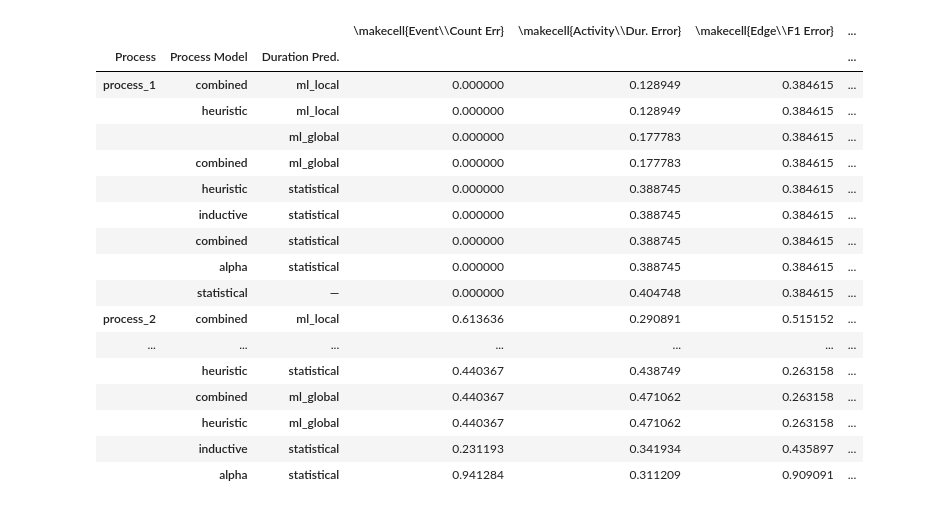
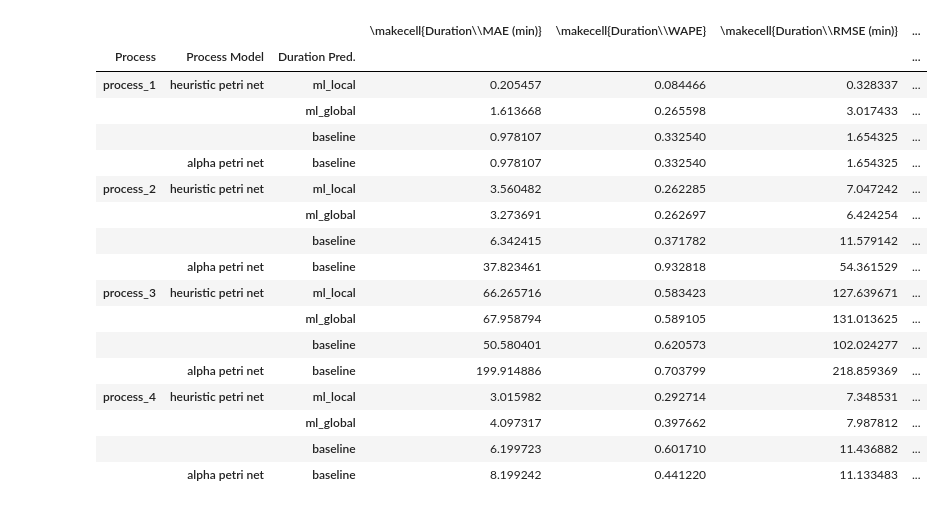
Before and after one commit to zapataunipaderborn/process_energy_demand_modelling, a Jupyter notebook: src/results_latex_table.ipynb, the cells around one changed output. Cells and saved outputs as stored; diff of their text form; code cells hidden in the pictures.

```diff
--- a/src/results_latex_table.ipynb
+++ b/src/results_latex_table.ipynb
@@ -48,7 +48,7 @@ def display_mode(m):
         return rest[:-len('_ml_plus_global')] + ' / ml_global'
     if rest.endswith('_ml_plus_per_act'):
         return rest[:-len('_ml_plus_per_act')] + ' / ml_local'
-    return rest + ' / statistical'
+    return rest + ' / baseline'
 
 df['mode_label'] = df['mode'].map(display_mode)
 # %%
@@ -88,20 +109,67 @@ Modes: ['statistical', 'alpha / statistical', 'heuristic / statistical', 'induct
 # %%
 # ── Build table: rows=(process, process model, duration pred), cols=metrics ───
+
+def pick_best_algo(proc_df, split_prefix):
+    """Best petri net algo among {heuristic, inductive, ilp} by combined metric score."""
+    candidates = ['heuristic', 'inductive', 'ilp']
+    base_modes = [f'petri_net_{a}' for a in candidates]
+    sub = proc_df[proc_df['mode'].isin(base_modes)]
+    if sub.empty:
+        return candidates[0]
+    _score_cols = [c for c in [
+        split_prefix + 'conformance_metrics_fitness',
+        split_prefix + 'conformance_metrics_precision',
+        split_prefix + 'control_flow_metrics_edge_f1_score',
+    ] if c in sub.columns]
+    scores = pd.Series(0.0, index=sub.index)
+    for c in _score_cols:
+        scores = scores + sub[c].fillna(0)
+    best_mode = sub.loc[scores.idxmax(), 'mode']
+    return best_mode.replace('petri_net_', '')
+
+def make_mode_label(mode, best_algo):
+    pn = f'{best_algo} petri net'
+    if mode == 'petri_net_alpha':
+        return 'alpha petri net / baseline'
+    if mode == f'petri_net_{best_algo}':
+        return f'{pn} / baseline'
+    if mode == f'petri_net_{best_algo}_ml_plus_global':
+        return f'{pn} / ml_global'
+    if mode == f'petri_net_{best_algo}_ml_plus_per_act':
+        return f'{pn} / ml_local'
+    return mode
+
 def split_mode(label):
     if ' / ' in label:
         left, right = label.split(' / ', 1)
         return left.strip(), right.strip()
     return label, '—'
 
-overall_col = split_prefix + 'overall_error'
-
 frames = []
 for proc in processes:
     sub = df[df['process'] == proc].copy()
-    # Sort best (lowest overall error) first
-    if overall_col in sub.columns:
-        sub = sub.sort_values(overall_col, ascending=True)
+    best_algo = pick_best_algo(sub, split_prefix)
+    print(f'{proc}: best_algo = {best_algo}')
+
+    modes_to_show = [
+        'petri_net_alpha',
+        f'petri_net_{best_algo}',
+        f'petri_net_{best_algo}_ml_plus_global',
+        f'petri_net_{best_algo}_ml_plus_per_act',
+    ]
+    sub = sub[sub['mode'].isin(modes_to_show)].copy()
+    sub['mode_label'] = sub['mode'].apply(lambda m: make_mode_label(m, best_algo))
+
+    # ml_local first, ml_global second, baseline (best net) third, alpha last
+    pn = f'{best_algo} petri net'
+    row_order = [
+        f'{pn} / ml_local',
+        f'{pn} / ml_global',
+        f'{pn} / baseline',
+        'alpha petri net / baseline',
+    ]
     sub = sub.set_index('mode_label')[metric_cols]
+    sub = sub.reindex([r for r in row_order if r in sub.index])
     sub.columns = [METRIC_LABELS.get(c, c) for c in sub.columns]
     pmodel, dpred = zip(*[split_mode(m) for m in sub.index])
     sub.index = pd.MultiIndex.from_arrays(
@@ -116,20 +188,20 @@ table
-|  |  |  | \makecell{Event\\Count Err} | \makecell{Activity\\Dur. Error} | \makecell{Edge\\F1 Error} | ... |
+|  |  |  | \makecell{Duration\\MAE (min)} | \makecell{Duration\\WAPE} | \makecell{Duration\\RMSE (min)} | ... |
 | Process | Process Model | Duration Pred. |  |  |  | ... |
-| process_1 | combined | ml_local | 0.000000 | 0.128949 | 0.384615 | ... |
-|  | heuristic | ml_local | 0.000000 | 0.128949 | 0.384615 | ... |
-|  |  | ml_global | 0.000000 | 0.177783 | 0.384615 | ... |
-|  | combined | ml_global | 0.000000 | 0.177783 | 0.384615 | ... |
-|  | heuristic | statistical | 0.000000 | 0.388745 | 0.384615 | ... |
-|  | inductive | statistical | 0.000000 | 0.388745 | 0.384615 | ... |
-|  | combined | statistical | 0.000000 | 0.388745 | 0.384615 | ... |
-|  | alpha | statistical | 0.000000 | 0.388745 | 0.384615 | ... |
-|  | statistical | — | 0.000000 | 0.404748 | 0.384615 | ... |
-| process_2 | combined | ml_local | 0.613636 | 0.290891 | 0.515152 | ... |
-| ... | ... | ... | ... | ... | ... | ... |
-|  | heuristic | statistical | 0.440367 | 0.438749 | 0.263158 | ... |
-|  | combined | ml_global | 0.440367 | 0.471062 | 0.263158 | ... |
-|  | heuristic | ml_global | 0.440367 | 0.471062 | 0.263158 | ... |
-|  | inductive | statistical | 0.231193 | 0.341934 | 0.435897 | ... |
-|  | alpha | statistical | 0.941284 | 0.311209 | 0.909091 | ... |
+| process_1 | heuristic petri net | ml_local | 0.205457 | 0.084466 | 0.328337 | ... |
+|  |  | ml_global | 1.613668 | 0.265598 | 3.017433 | ... |
+|  |  | baseline | 0.978107 | 0.332540 | 1.654325 | ... |
+|  | alpha petri net | baseline | 0.978107 | 0.332540 | 1.654325 | ... |
+| process_2 | heuristic petri net | ml_local | 3.560482 | 0.262285 | 7.047242 | ... |
+|  |  | ml_global | 3.273691 | 0.262697 | 6.424254 | ... |
+|  |  | baseline | 6.342415 | 0.371782 | 11.579142 | ... |
+|  | alpha petri net | baseline | 37.823461 | 0.932818 | 54.361529 | ... |
+| process_3 | heuristic petri net | ml_local | 66.265716 | 0.583423 | 127.639671 | ... |
+|  |  | ml_global | 67.958794 | 0.589105 | 131.013625 | ... |
+|  |  | baseline | 50.580401 | 0.620573 | 102.024277 | ... |
+|  | alpha petri net | baseline | 199.914886 | 0.703799 | 218.859369 | ... |
+| process_4 | heuristic petri net | ml_local | 3.015982 | 0.292714 | 7.348531 | ... |
+|  |  | ml_global | 4.097317 | 0.397662 | 7.987812 | ... |
+|  |  | baseline | 6.199723 | 0.601710 | 11.436882 | ... |
+|  | alpha petri net | baseline | 8.199242 | 0.441220 | 11.133483 | ... |
 # %%
 # ── LaTeX output ──────────────────────────────────────────────────────────────
```
Also changed, not shown: parts of 11 cells of this notebook, 5 other files.
